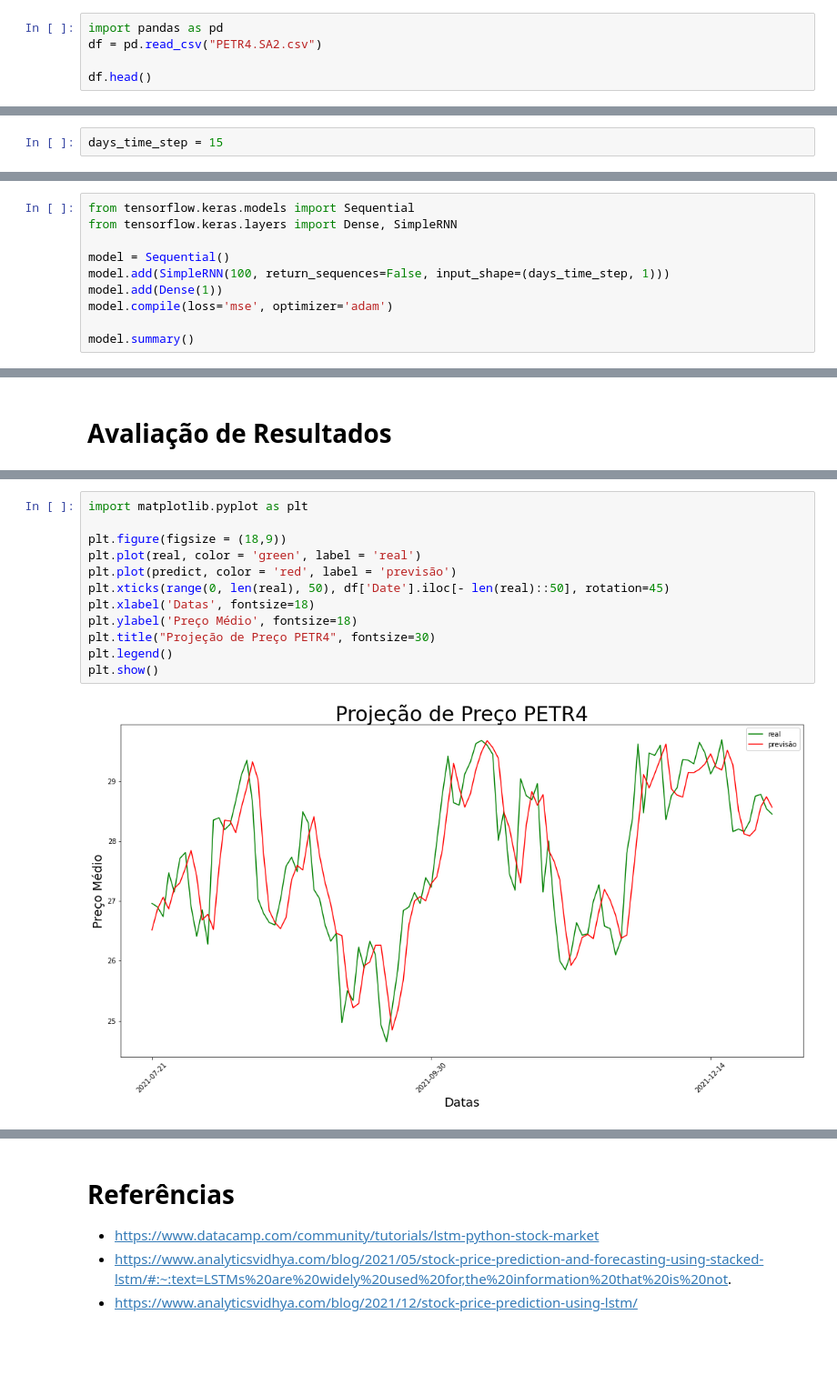
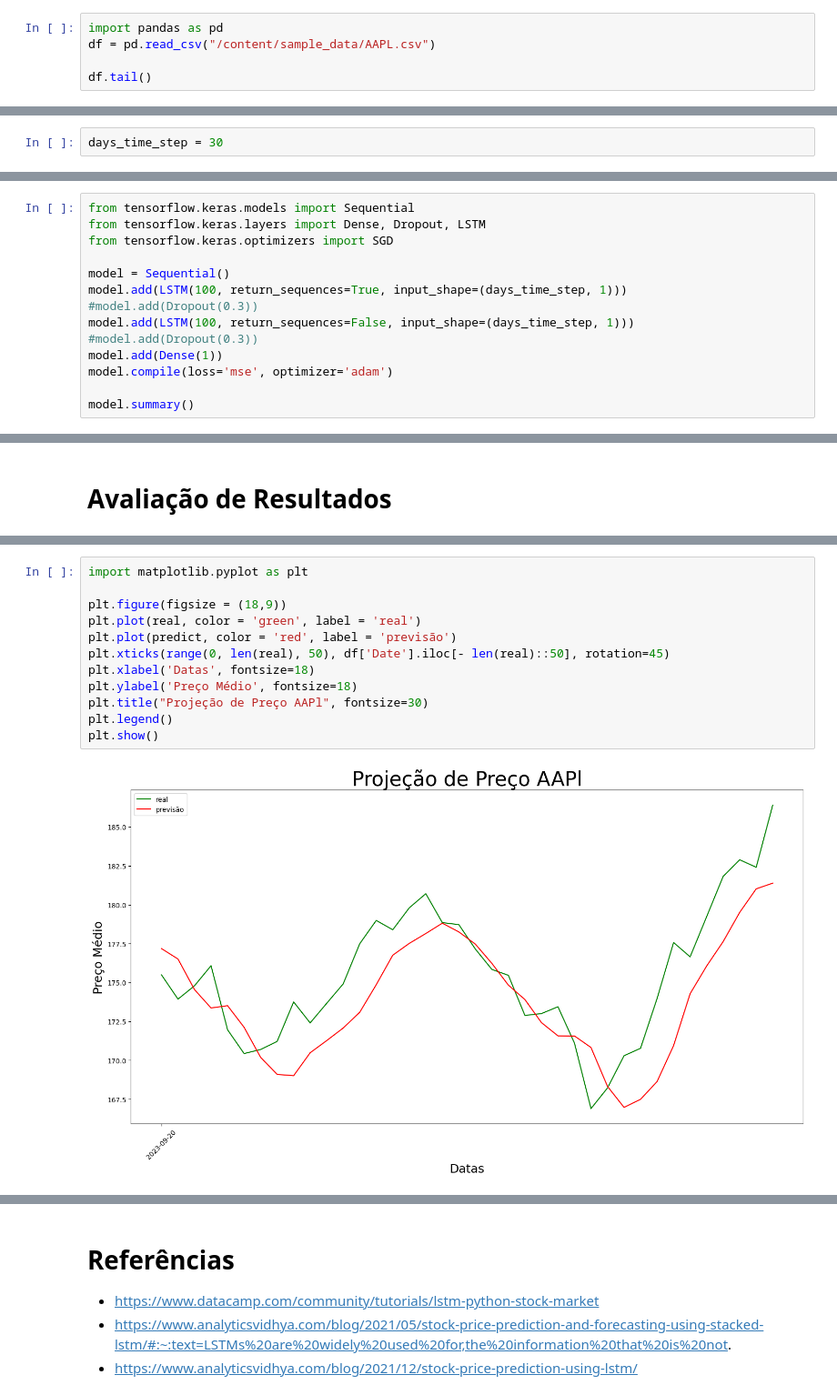
Before and after one commit to tauisilva/projeto-KDJ, a Jupyter notebook: Colab/Projeto_KDJ.ipynb, the cells around one changed output, grey strips where cells are left out. Shown at 91% size. Saved outputs shown, nothing was run; the diff lists cells and outputs as text; blank space fills up the shorter version.

```diff
--- a/Colab/Projeto_KDJ.ipynb
+++ b/Colab/Projeto_KDJ.ipynb
@@ -4,8 +4,8 @@
 # Carregamento dos Dados
 # %%
 import pandas as pd
-df = pd.read_csv("PETR4.SA2.csv")
+df = pd.read_csv("/content/sample_data/AAPL.csv")
 
-df.head()
+df.tail()
 # %% [output]
 |  | Date | Open | High | Low | Close | Adj Close | Volume |
@@ -45,5 +49,5 @@ plt.show()
 # %%
-days_time_step = 15
+days_time_step = 30
 # %% [markdown]
 # Separação Teste e Treino
 # %%
@@ -130,9 +144,13 @@ tf.__version__
 # %%
 from tensorflow.keras.models import Sequential
-from tensorflow.keras.layers import Dense, SimpleRNN
+from tensorflow.keras.layers import Dense, Dropout, LSTM
+from tensorflow.keras.optimizers import SGD
 
 model = Sequential()
-model.add(SimpleRNN(100, return_sequences=False, input_shape=(days_time_step, 1)))
+model.add(LSTM(100, return_sequences=True, input_shape=(days_time_step, 1)))
+#model.add(Dropout(0.3))
+model.add(LSTM(100, return_sequences=False, input_shape=(days_time_step, 1)))
+#model.add(Dropout(0.3))
 model.add(Dense(1))
 model.compile(loss='mse', optimizer='adam')
 
@@ -196,17 +217,17 @@ predict.shape
 # %%
 import matplotlib.pyplot as plt
 
 plt.figure(figsize = (18,9))
 plt.plot(real, color = 'green', label = 'real')
 plt.plot(predict, color = 'red', label = 'previsão')
 plt.xticks(range(0, len(real), 50), df['Date'].iloc[- len(real)::50], rotation=45)
 plt.xlabel('Datas', fontsize=18)
 plt.ylabel('Preço Médio', fontsize=18)
-plt.title("Projeção de Preço PETR4", fontsize=30)
+plt.title("Projeção de Preço AAPl", fontsize=30)
 plt.legend()
 plt.show()
 # %% [output]
-[figure, old version]
+[figure, new version]
 # %%
 import math
 from sklearn.metrics import mean_squared_error
```
Also changed, not shown: parts of 20 cells of this notebook, 8 other files.
